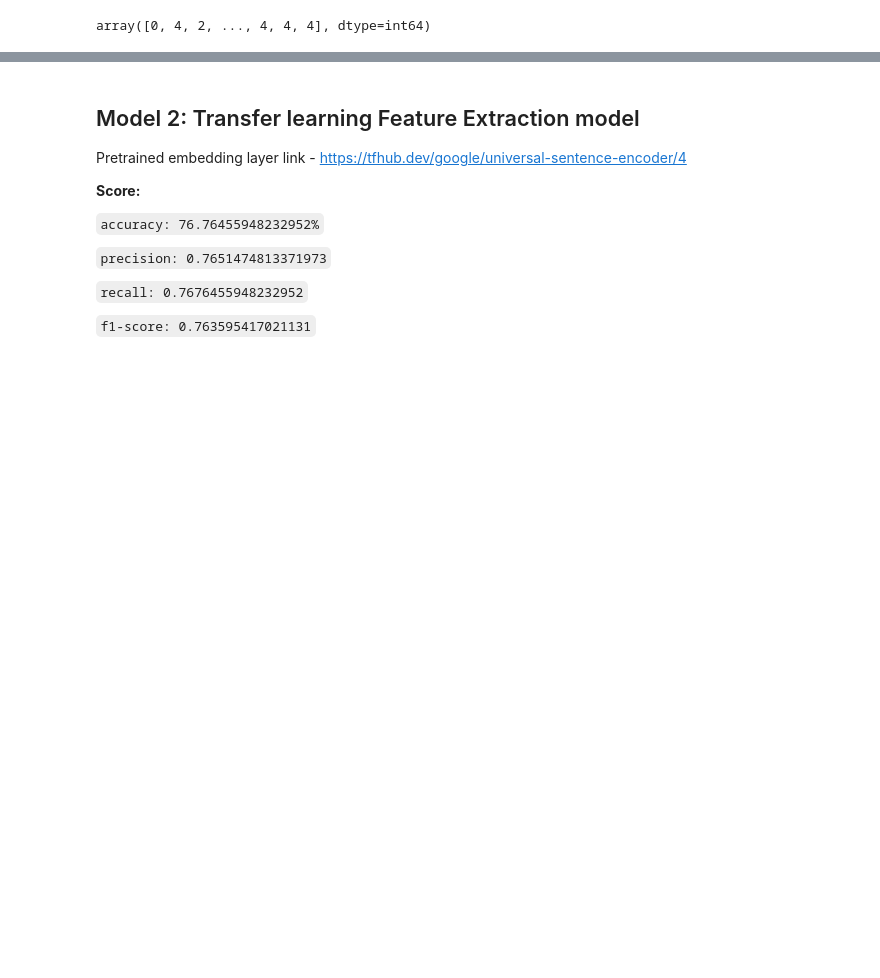
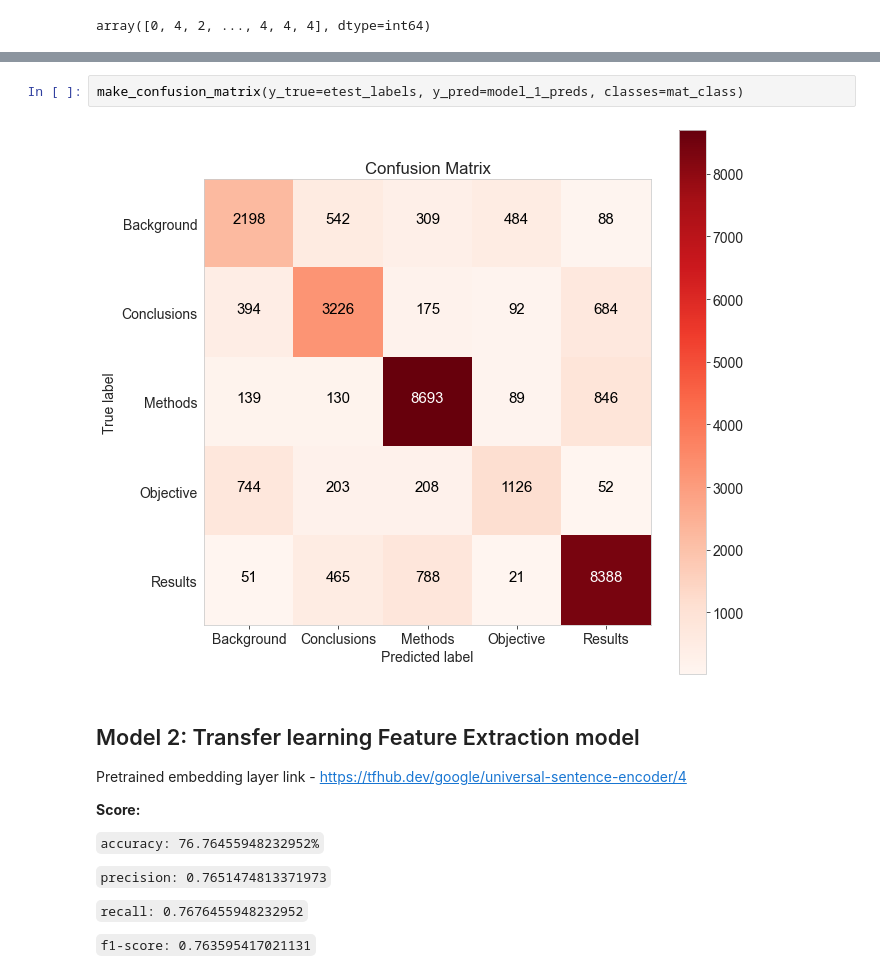
Before and after one commit to Maverick1617/Data_Science, a Jupyter notebook: Paper Implementation/PubMed 200k RCT/Notebook.ipynb, the cells around one changed output, grey strips where cells are left out. Cells and saved outputs as stored; diff of their text form; blank space fills up the shorter version.

```diff
--- a/Paper Implementation/PubMed 200k RCT/Notebook.ipynb
+++ b/Paper Implementation/PubMed 200k RCT/Notebook.ipynb
@@ -345,3 +351,7 @@ calculate_result(y_true=etest_labels, y_predict=model_1_preds)
+# %%
+make_confusion_matrix(y_true=etest_labels, y_pred=model_1_preds, classes=mat_class)
+# %% [output]
+[figure, added]
 # %% [markdown]
 ## Model 2: Transfer learning Feature Extraction model
 
```
Also changed, not shown: parts of 40 cells of this notebook, 1 other file.
